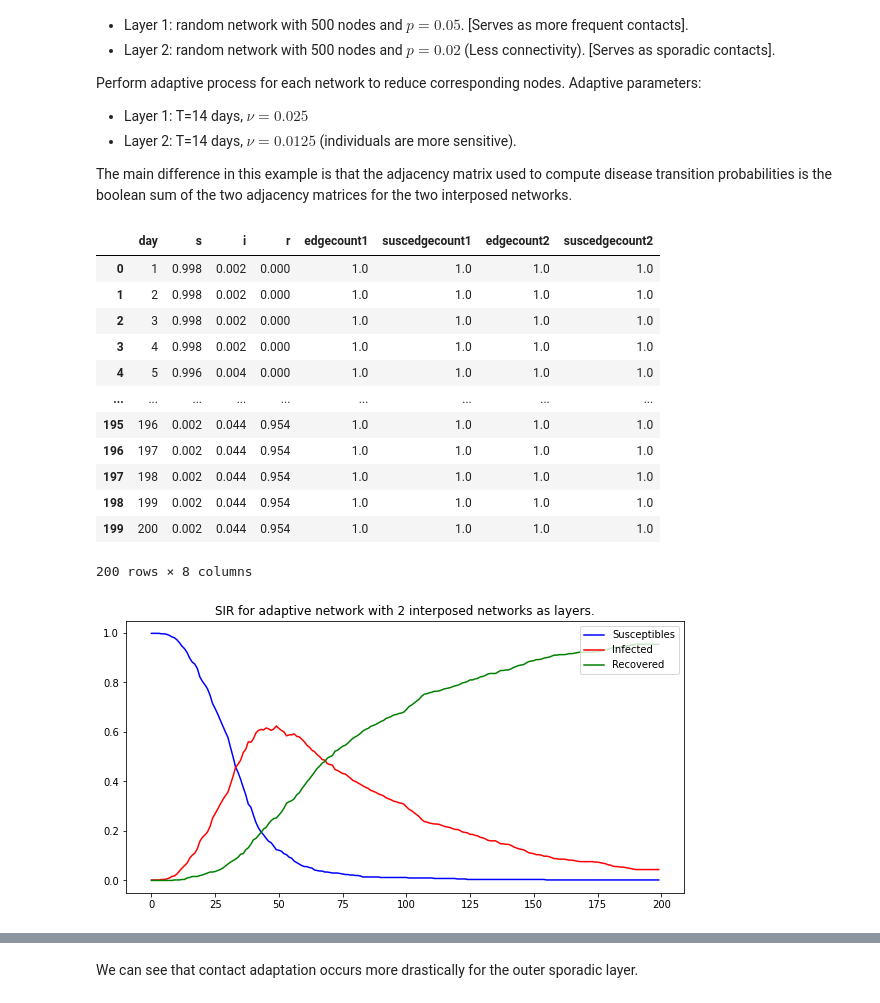
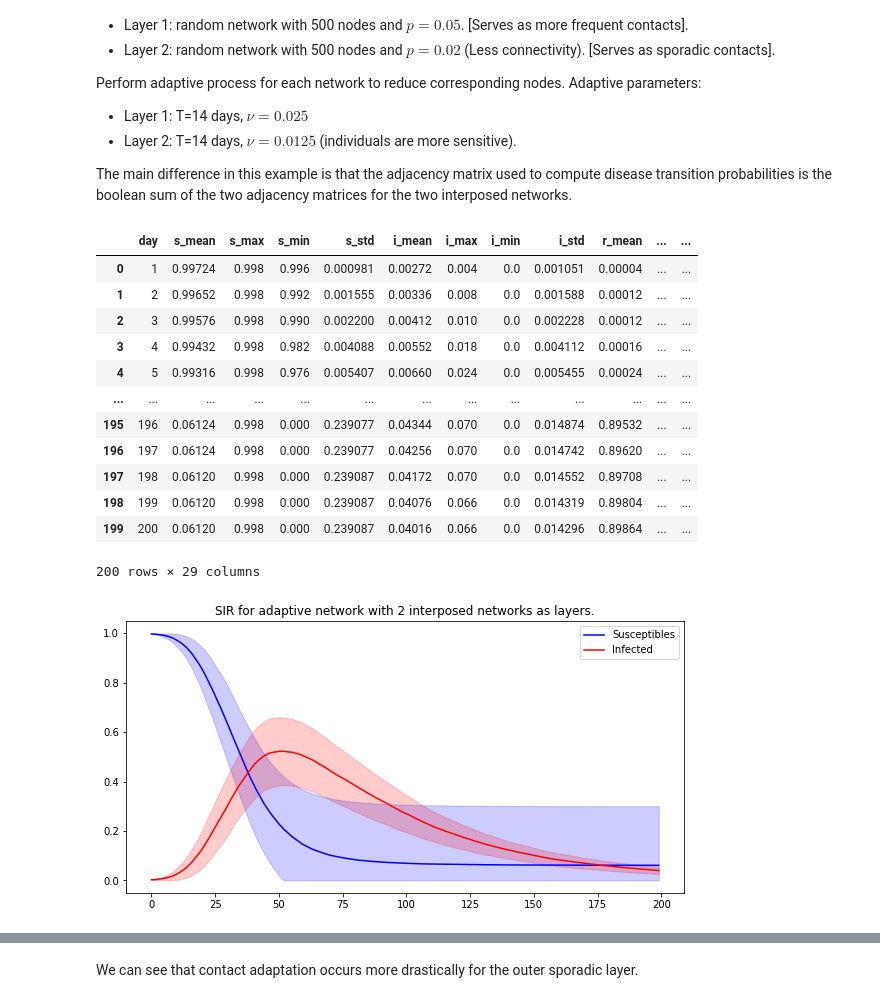
Before and after one commit to JimmyCalvoMonge/AdaptiveNetworks, a Jupyter notebook: adaptive_layer_experiment.ipynb, the cells around one changed output, grey strips where cells are left out. Drawn from its saved outputs; the diff is of its cells as text; code cells hidden in the pictures.

```diff
--- a/adaptive_layer_experiment.ipynb
+++ b/adaptive_layer_experiment.ipynb
@@ -15,33 +15,42 @@ Perform adaptive process for each network to reduce corresponding nodes. Adaptiv
 
 The main difference in this example is that the adjacency matrix used to compute disease transition probabilities is the boolean sum of the two adjacency matrices for the two interposed networks.
 # %%
-dat_ = pd.read_csv('./Data/2layerexperiment.csv')
-dat_['s'] = dat_['s']/500
-dat_['i'] = dat_['i']/500
-dat_['r'] = dat_['r']/500
+dat_ = pd.read_csv('./Data/twonetworkexperiment.csv') #2layerexperiment.csv')
 dat_
 # %% [output]
-|  | day | s | i | r | edgecount1 | suscedgecount1 | edgecount2 | suscedgecount2 |
-| 0 | 1 | 0.998 | 0.002 | 0.000 | 1.0 | 1.0 | 1.0 | 1.0 |
-| 1 | 2 | 0.998 | 0.002 | 0.000 | 1.0 | 1.0 | 1.0 | 1.0 |
-| 2 | 3 | 0.998 | 0.002 | 0.000 | 1.0 | 1.0 | 1.0 | 1.0 |
-| 3 | 4 | 0.998 | 0.002 | 0.000 | 1.0 | 1.0 | 1.0 | 1.0 |
-| 4 | 5 | 0.996 | 0.004 | 0.000 | 1.0 | 1.0 | 1.0 | 1.0 |
-| ... | ... | ... | ... | ... | ... | ... | ... | ... |
-| 195 | 196 | 0.002 | 0.044 | 0.954 | 1.0 | 1.0 | 1.0 | 1.0 |
-| 196 | 197 | 0.002 | 0.044 | 0.954 | 1.0 | 1.0 | 1.0 | 1.0 |
-| 197 | 198 | 0.002 | 0.044 | 0.954 | 1.0 | 1.0 | 1.0 | 1.0 |
-| 198 | 199 | 0.002 | 0.044 | 0.954 | 1.0 | 1.0 | 1.0 | 1.0 |
-| 199 | 200 | 0.002 | 0.044 | 0.954 | 1.0 | 1.0 | 1.0 | 1.0 |
+|  | day | s_mean | s_max | s_min | s_std | i_mean | i_max | i_min | i_std | r_mean | ... | ... |
+| 0 | 1 | 0.99724 | 0.998 | 0.996 | 0.000981 | 0.00272 | 0.004 | 0.0 | 0.001051 | 0.00004 | ... | ... |
+| 1 | 2 | 0.99652 | 0.998 | 0.992 | 0.001555 | 0.00336 | 0.008 | 0.0 | 0.001588 | 0.00012 | ... | ... |
+| 2 | 3 | 0.99576 | 0.998 | 0.990 | 0.002200 | 0.00412 | 0.010 | 0.0 | 0.002228 | 0.00012 | ... | ... |
+| 3 | 4 | 0.99432 | 0.998 | 0.982 | 0.004088 | 0.00552 | 0.018 | 0.0 | 0.004112 | 0.00016 | ... | ... |
+| 4 | 5 | 0.99316 | 0.998 | 0.976 | 0.005407 | 0.00660 | 0.024 | 0.0 | 0.005455 | 0.00024 | ... | ... |
+| ... | ... | ... | ... | ... | ... | ... | ... | ... | ... | ... | ... | ... |
+| 195 | 196 | 0.06124 | 0.998 | 0.000 | 0.239077 | 0.04344 | 0.070 | 0.0 | 0.014874 | 0.89532 | ... | ... |
+| 196 | 197 | 0.06124 | 0.998 | 0.000 | 0.239077 | 0.04256 | 0.070 | 0.0 | 0.014742 | 0.89620 | ... | ... |
+| 197 | 198 | 0.06120 | 0.998 | 0.000 | 0.239087 | 0.04172 | 0.070 | 0.0 | 0.014552 | 0.89708 | ... | ... |
+| 198 | 199 | 0.06120 | 0.998 | 0.000 | 0.239087 | 0.04076 | 0.066 | 0.0 | 0.014319 | 0.89804 | ... | ... |
+| 199 | 200 | 0.06120 | 0.998 | 0.000 | 0.239087 | 0.04016 | 0.066 | 0.0 | 0.014296 | 0.89864 | ... | ... |
-200 rows × 8 columns
+200 rows × 29 columns
 # %%
+dat_['i_lower'] = dat_['i_mean'] - dat_['i_std']
+dat_['i_upper'] = dat_['i_mean'] + dat_['i_std']
+dat_['i_lower'] = dat_['i_lower'].apply(lambda x :max(x,0))
+
+dat_['s_lower'] = dat_['s_mean'] - dat_['s_std']
+dat_['s_upper'] = dat_['s_mean'] + dat_['s_std']
+dat_['s_lower'] = dat_['s_lower'].apply(lambda x :max(x,0))
+
 plt.figure(figsize=(10,5))
-plt.plot(dat_['s'], '-b', label="Susceptibles")
-plt.plot(dat_['i'], '-r', label="Infected")
-plt.plot(dat_['r'], '-g', label="Recovered")
+plt.plot(dat_['s_mean'], '-b', label="Susceptibles")
+plt.fill_between(range(len(dat_['s_mean'])),
+                 dat_['s_lower'], dat_['s_upper'], alpha=0.2, color='b')
+
+plt.plot(dat_['i_mean'], '-r', label="Infected")
+plt.fill_between(range(len(dat_['i_mean'])),
+                 dat_['i_lower'], dat_['i_upper'], alpha=0.2, color='r')
 plt.title("SIR for adaptive network with 2 interposed networks as layers.")
 plt.legend(loc="upper right")
 plt.show()
 # %% [output]
-[figure, old version]
+[figure, new version]
 # %%
```
Also changed, not shown: parts of 5 cells of this notebook, 2 other files.
